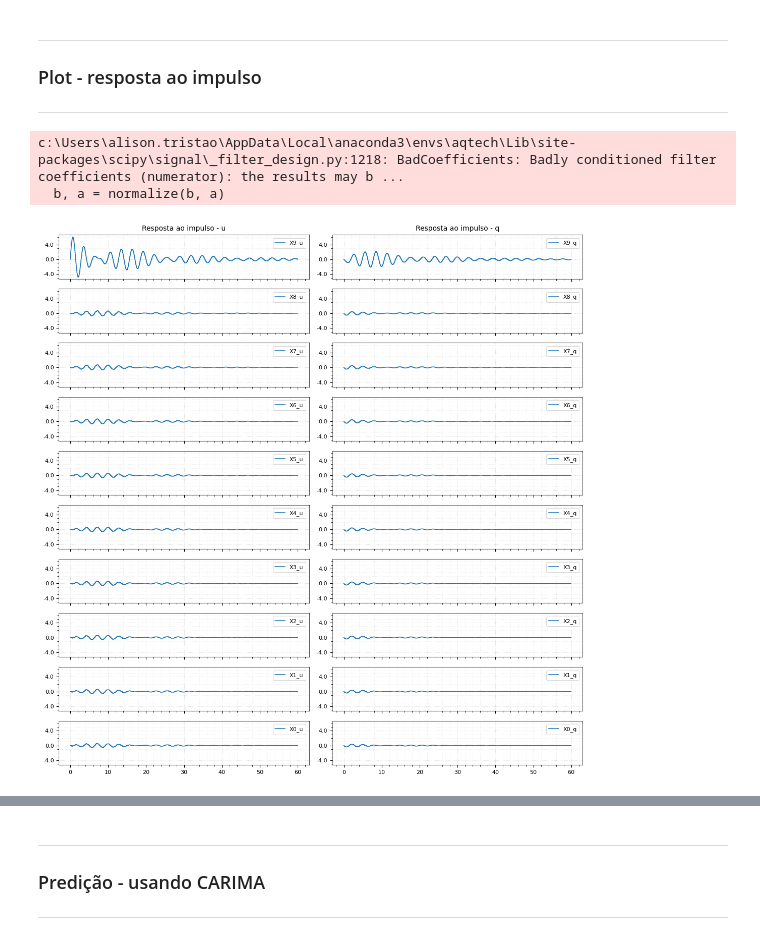
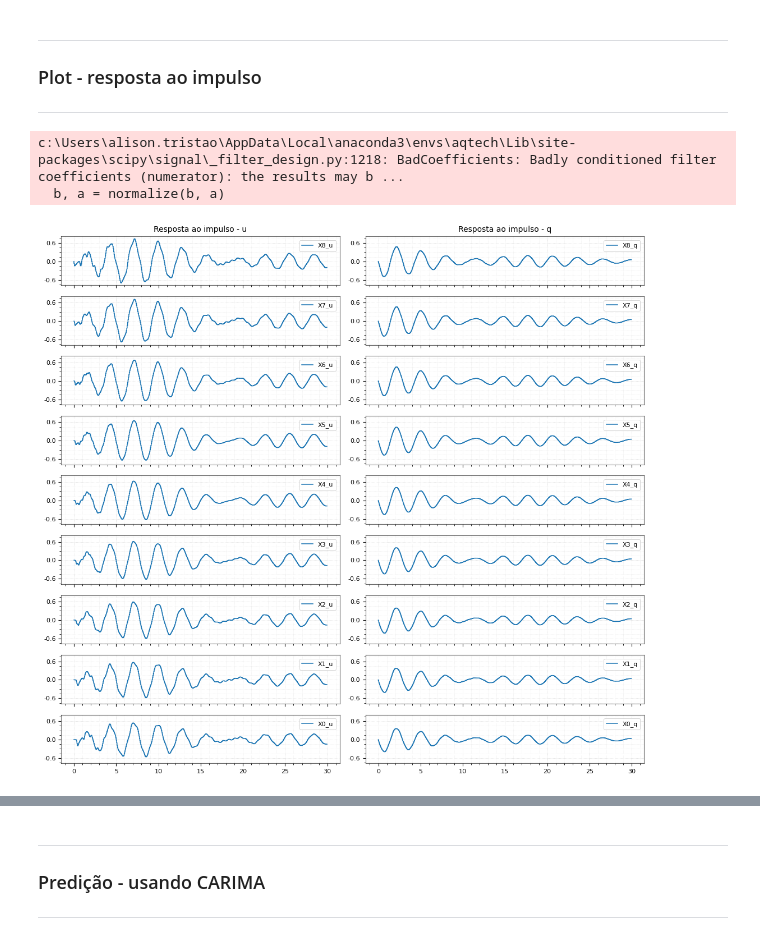
Before and after one commit to AlisonTristao/renovaveis, a Jupyter notebook: model.ipynb, the cells around one changed output, grey strips where cells are left out. Saved outputs shown, nothing was run; the diff lists cells and outputs as text; code cells hidden in the pictures.

```diff
--- a/model.ipynb
+++ b/model.ipynb
@@ -908,18 +912,18 @@ H_ss_q = ss_mimo(H_ss_q_arr)
 # %%
 # dados pra simular
 start = 0
-stop = 60
+stop = 30
 step = T
-step_continuo = 0.01
+step_continuo = T
 time = np.arange(start, stop, step)
 time_continuo = np.arange(start, stop, step_continuo)
 
 cols_name = ['u', 'q']
 # %%
 # plot a resposta ao impulso
-y_matriz_out = [[] for _ in range(H.rows)]
+y_matriz_out = [[] for _ in range(H.rows-1)]
 
-for i in range(H.rows):
+for i in range(H.rows-1):
     for j in range(H.cols):
         t_out, y_out = ctl.impulse_response(H_s_matriz[i][j], T=time_continuo)
         y_plot = [y_out.tolist(), "X{}_{}".format(i, cols_name[j]), 'C0', None]
@@ -935,20 +939,20 @@ plot(time_continuo, y_matriz_out, "Resposta ao impulso", cols_name, plot=True)
 ---
 # %%
 # plot a resposta ao impulso
-y_matriz_out = [[] for _ in range(H.rows)]
+y_matriz_out = [[] for _ in range(H.rows-1)]
 
-for i in range(H.rows):
+for i in range(H.rows-1):
     for j in range(H.cols):
         t_out, y_out = H_z_matriz[i][j].impulse_response(T=time)
         y_plot = [y_out.tolist(), "X{}_{}".format(i, cols_name[j]), 'C0', None]
         y_matriz_out[i].append(y_plot)
 
 # plot
 plot(time, y_matriz_out, "Resposta ao impulso", cols_name)
 # %% [output]
 c:\Users\alison.tristao\AppData\Local\anaconda3\envs\aqtech\Lib\site-packages\scipy\signal\_filter_design.py:1218: BadCoefficients: Badly conditioned filter coefficients (numerator): the results may b ...
   b, a = normalize(b, a)
-[figure, old version]
+[figure, new version]
 # %%
 # plot a reposta ao impulso do sistema em ss
 t, y_arr = ctl.impulse_response(H_ss_u, T=time)
```
Also changed, not shown: parts of 15 cells of this notebook, 2 other files.
